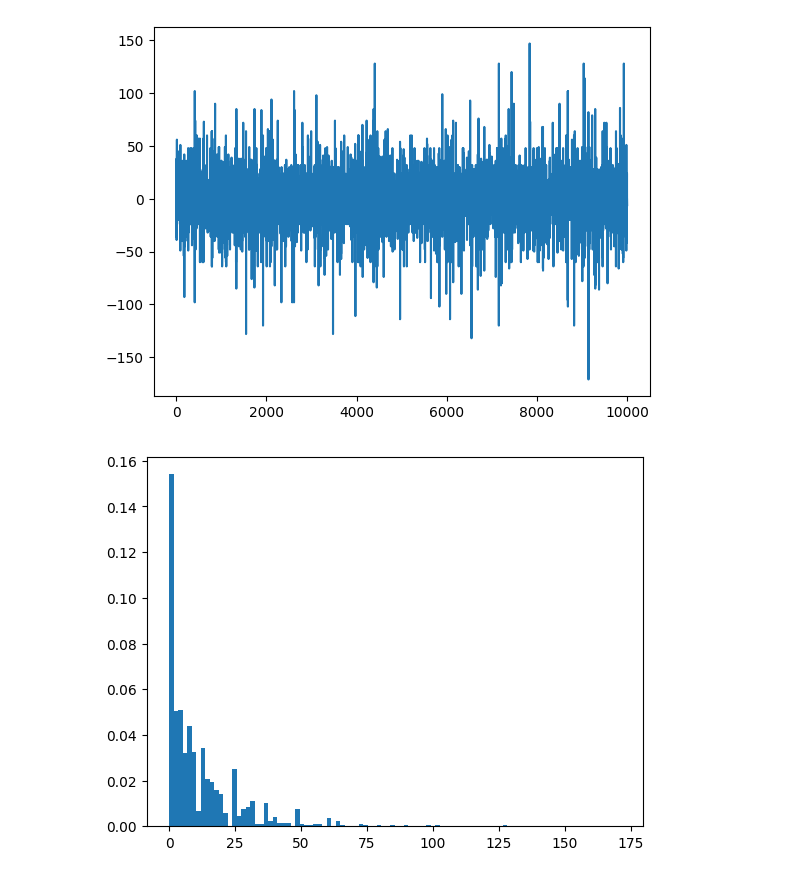
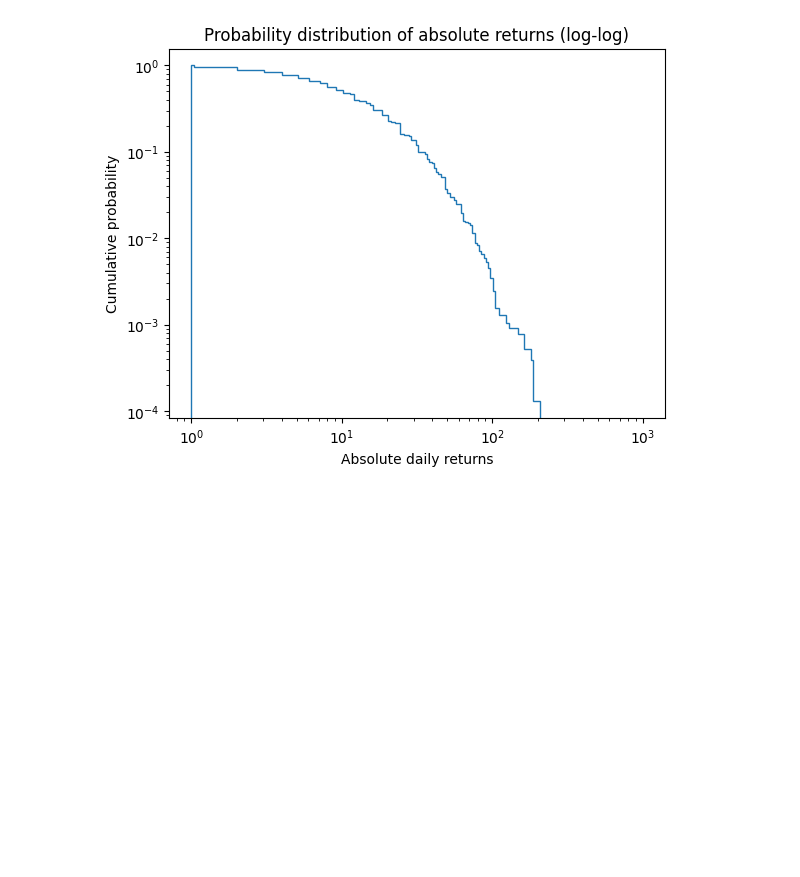
Before and after one commit to ymakoni/PCS_Financial_Market_ABM, a Jupyter notebook: model.ipynb, the cells around one changed output. Drawn from its saved outputs; the diff is of its cells as text; code cells hidden in the pictures; blank space fills up the shorter version.

Commit message:
log-log - added tests

```diff
--- a/model.ipynb
+++ b/model.ipynb
@@ -85,20 +94,24 @@ class Model:
 # %%
-# ABM
-
-model_test = Model(p, n, size, k, omega)
-for i in range(t):
-    model_test.step()
-
 plt.plot(range(t), model_test.daily_returns)
 plt.show()
 
 # find a way to log-log
 returns = [abs(day) for day in model_test.daily_returns]
-plt.hist(returns, 100, density=True)
+plt.hist(returns, 100, cumulative=-1, density=True)
 plt.show()
-# %% [output]
-[figure, removed]
-[figure, removed]
+# %%
+bin=np.logspace(start=0, stop=np.log(20), num=200)
+returns = [abs(day) for day in model_test.daily_returns]
+
+plt.figure(1)
+plt.hist(returns, bin, cumulative=-1, density=True, log=True, histtype='step')
+plt.title("Probability distribution of absolute returns (log-log)")
+plt.xlabel("Absolute daily returns")
+plt.ylabel("Cumulative probability")
+plt.gca().set_xscale("log")
+plt.show()
+# %% [output]
+[figure, added]
 # %%
 class Stochastic_Model:
     def __init__(self, n: int, p: float, init: int, time_horizon: bool, M, d):
```
Also changed, not shown: parts of 9 cells of this notebook.
